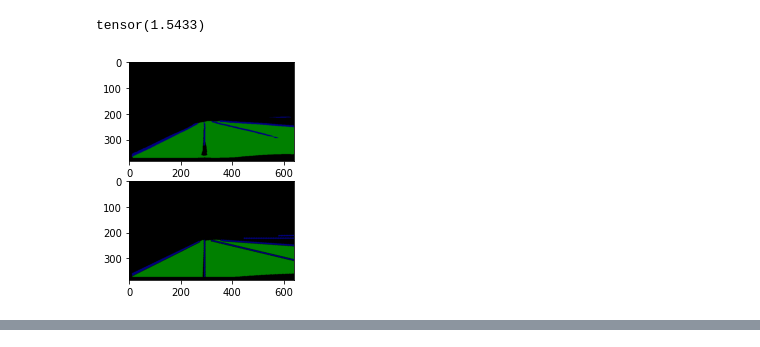
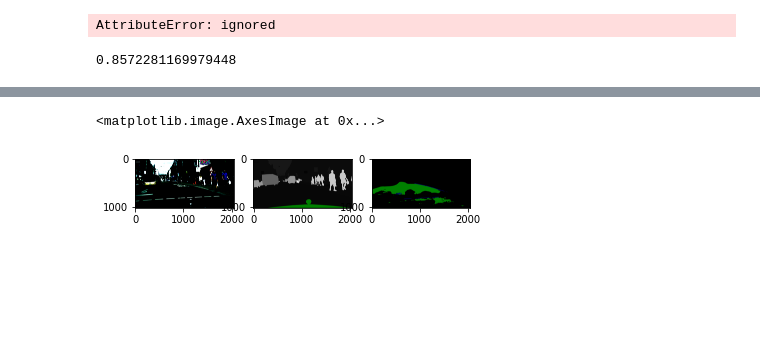
Before and after one commit to JakobWyatt/smart-wheelchair, a Jupyter notebook: colab/TrainSegModels_HybridNets.ipynb, the cells around one changed output, grey strips where cells are left out. Drawn from its saved outputs; the diff is of its cells as text; code cells hidden in the pictures; blank space fills up the shorter version.

```diff
--- a/colab/TrainSegModels_HybridNets.ipynb
+++ b/colab/TrainSegModels_HybridNets.ipynb
@@ -18,0 +45,4 @@ replace datasets/bdd_lane_gt/train/1f864b3f-a736fa8b.png? [y]es, [n]o, [A]ll, [N
+# %%
+device = 'cuda' if torch.cuda.is_available() else 'cpu'
+print(torch.cuda.get_device_properties(device))
+print(torch.cuda.memory_summary())
@@ -82,19 +238,17 @@ def colorfill_segmentation(seg):
 # %%
-import matplotlib.pyplot as plt
-plt.ion()
-# Get an idea of our initial loss
+# Get an idea of our initial loss - this doesn't do anything
+modelWithLoss = ModelWithLoss(model)
 with torch.no_grad():
-    for data in train_loader:
-        imgs = data['img']
-        #plt.imshow(imgs[0].permute(1, 2, 0))
-        annot = data['annot']
-        seg_annot = data['segmentation']
-        cls_loss, reg_loss, seg_loss, regression, classification, anchors, segmentation = model(imgs, annot, seg_annot, obj_list=params.obj_list)
-        fig, ax = plt.subplots(2)
-        ax[0].imshow(colorfill_segmentation(segmentation[0].argmax(0)))
-        ax[1].imshow(colorfill_segmentation(seg_annot[0]))
-        print(seg_loss)
+    for data in tqdm(bdd_train_loader):
+        seg_annot = data['segmentation'].to(device)
+        cls_loss, reg_loss, seg_loss, regression, classification, anchors, segmentation = modelWithLoss(
+            data['img'].to(device), data['annot'].to(device), seg_annot, obj_list=params.obj_list)
         break
+
+fig, ax = plt.subplots(1, 3)
+ax[0].imshow(colorfill_segmentation(segmentation[0].argmax(0)))
+ax[1].imshow(colorfill_segmentation(seg_annot[0]))
+ax[2].imshow(data['img'][0].permute(1, 2, 0))
+print(seg_loss.cpu().numpy())
 # %% [output]
-tensor(1.5433)
+AttributeError: ignored
-[figure, removed]
@@ -102,0 +255,46 @@ tensor(1.5433)
+# %%
+tn_l = []
+fp_l = []
+fn_l = []
+tp_l = []
+# find our IoU on the BDD dataset
+with torch.no_grad():
+    for data in tqdm(bdd_test_loader):
+        seg_annot = data['segmentation'].to(device)
+        features, regression, classification, anchors, segmentation = model(data['img'].to(device))
+        tn, fp, fn, tp = confusionMatrix(segmentation.argmax(1), seg_annot)
+
+        tn_l.extend(tn.cpu().tolist())
+        fp_l.extend(fp.cpu().tolist())
+        fn_l.extend(fn.cpu().tolist())
+        tp_l.extend(tp.cpu().tolist())
+# %%
+tn_s = np.array(tn_l).sum()
+fp_s = np.array(fp_l).sum()
+fn_s = np.array(fn_l).sum()
+tp_s = np.array(tp_l).sum()
+cfn = np.array([[tn_s, fp_s], [fn_s, tp_s]])
+cfn = cfn / cfn.sum()
+iou(tn_s, fp_s, fn_s, tp_s)
+#sns.heatmap(cfn, annot=True)
+# %% [output]
+0.8572281169979448
+# %%
+cs_train_dataset = Cityscapes("datasets/", split="train", target_type="instance", transform=dataset_transforms, target_transform=transforms.ToTensor())
+cs_val_dataset = Cityscapes("datasets/", split="val", target_type="instance", transform=dataset_transforms, target_transform=transforms.ToTensor())
+cs_train_loader = DataLoader(cs_train_dataset, batch_size=8, shuffle=True, num_workers=2)
+cs_val_loader = DataLoader(cs_val_dataset, batch_size=2, shuffle=True, num_workers=2)
+# %%
+# view Cityscapes dataset
+# Road - id 7
+# Sidewalk - id 8
+img, seg = cs_train_dataset[0]
+fig, ax = plt.subplots(1, 3)
+img_gpu = img.unsqueeze(0).to(device)
+with torch.no_grad():
+    features, regression, classification, anchors, segmentation = model(img_gpu)
+
+ax[0].imshow(img.permute(1, 2, 0))
+ax[1].imshow(colorfill_segmentation(seg.squeeze(0)))
+ax[2].imshow(colorfill_segmentation(segmentation[0].argmax(0)))
+# %% [output]
@@ -102,0 +302,2 @@ tensor(1.5433)
+<matplotlib.image.AxesImage at 0x...>
+[figure, added]
```
Also changed, not shown: parts of 15 cells of this notebook.
